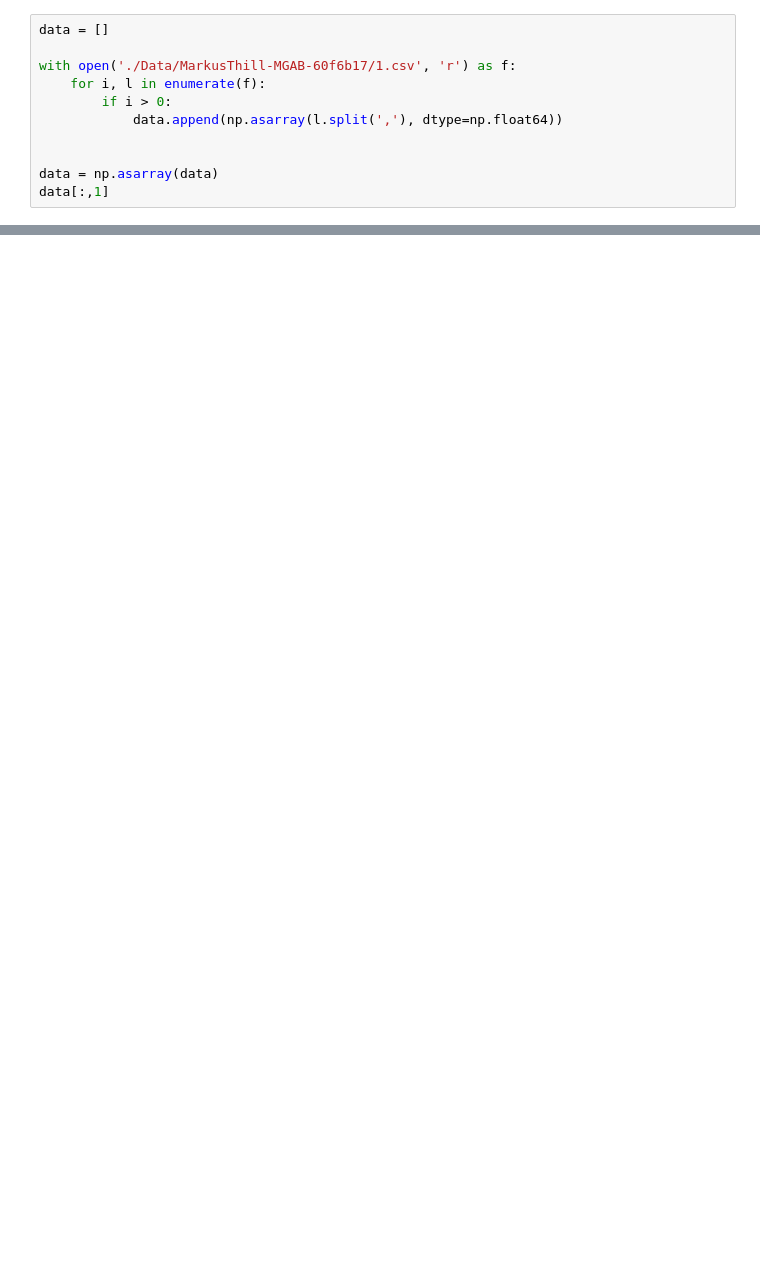
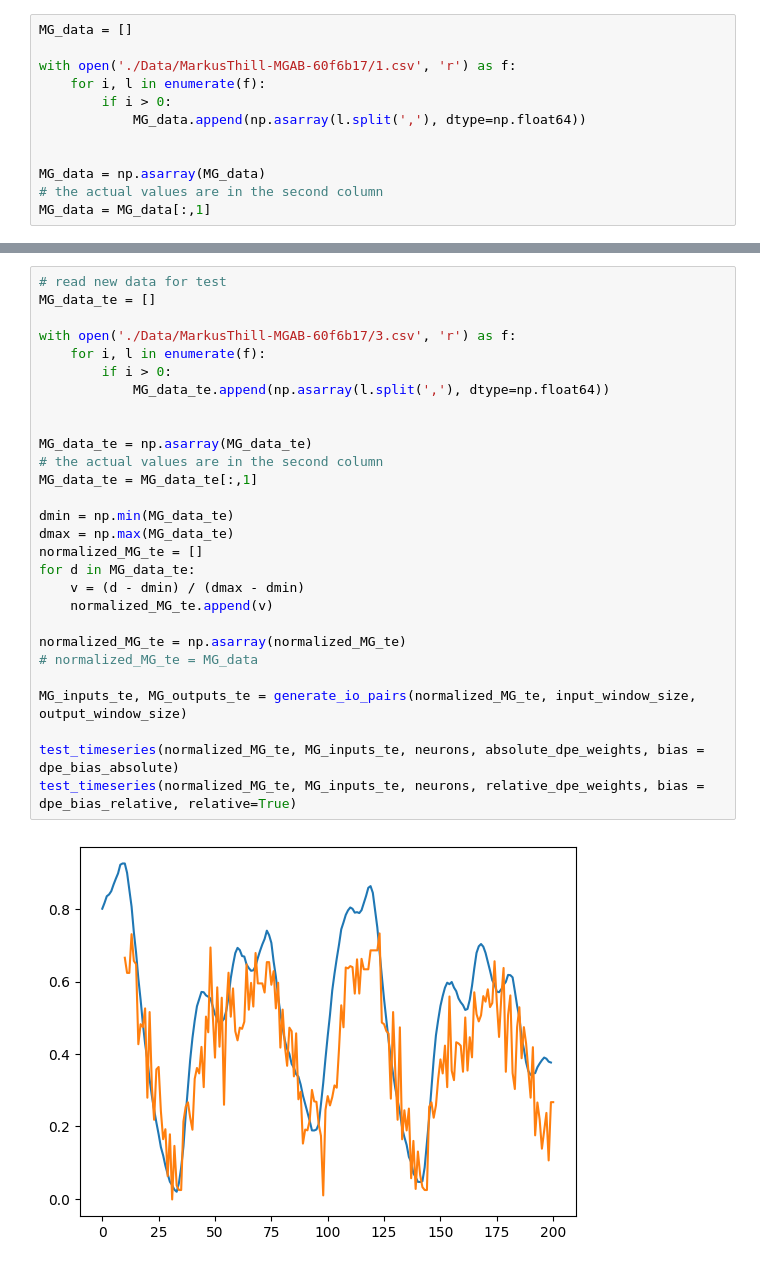
Before and after one commit to rfebbo/SNN_DPE, a Jupyter notebook: MG.ipynb, the cells around one changed output, grey strips where cells are left out. Cells and saved outputs as stored; diff of their text form; blank space fills up the shorter version.

```diff
--- a/MG.ipynb
+++ b/MG.ipynb
@@ -4,11 +10,12 @@ import matplotlib.pyplot as plt
 # %%
-data = []
+MG_data = []
 
 with open('./Data/MarkusThill-MGAB-60f6b17/1.csv', 'r') as f:
     for i, l in enumerate(f):
         if i > 0:
-            data.append(np.asarray(l.split(','), dtype=np.float64))
+            MG_data.append(np.asarray(l.split(','), dtype=np.float64))
 
 
-data = np.asarray(data)
-data[:,1]
+MG_data = np.asarray(MG_data)
+# the actual values are in the second column
+MG_data = MG_data[:,1]
@@ -149,0 +221,30 @@ FileNotFoundError: [Errno 2] No such file or directory: '../Data/Iris/iris.data'
+# %%
+# read new data for test
+MG_data_te = []
+
+with open('./Data/MarkusThill-MGAB-60f6b17/3.csv', 'r') as f:
+    for i, l in enumerate(f):
+        if i > 0:
+            MG_data_te.append(np.asarray(l.split(','), dtype=np.float64))
+
+
+MG_data_te = np.asarray(MG_data_te)
+# the actual values are in the second column
+MG_data_te = MG_data_te[:,1]
+
+dmin = np.min(MG_data_te)
+dmax = np.max(MG_data_te)
+normalized_MG_te = []
+for d in MG_data_te:
+    v = (d - dmin) / (dmax - dmin)
+    normalized_MG_te.append(v)
+
+normalized_MG_te = np.asarray(normalized_MG_te)
+# normalized_MG_te = MG_data
+
+MG_inputs_te, MG_outputs_te = generate_io_pairs(normalized_MG_te, input_window_size, output_window_size)
+
+test_timeseries(normalized_MG_te, MG_inputs_te, neurons, absolute_dpe_weights, bias = dpe_bias_absolute)
+test_timeseries(normalized_MG_te, MG_inputs_te, neurons, relative_dpe_weights, bias = dpe_bias_relative, relative=True)
+# %% [output]
+[figure, added]
```
Also changed, not shown: parts of 11 cells of this notebook, 4 other files.
